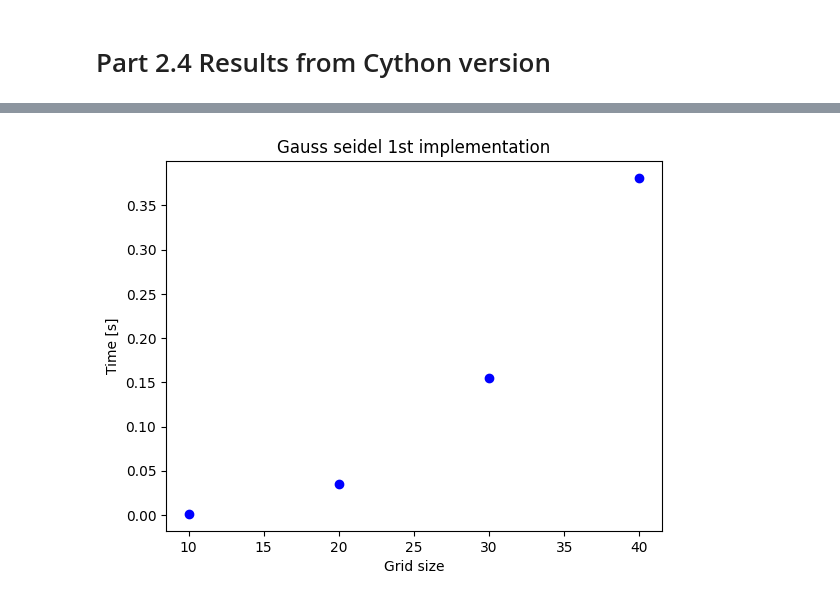
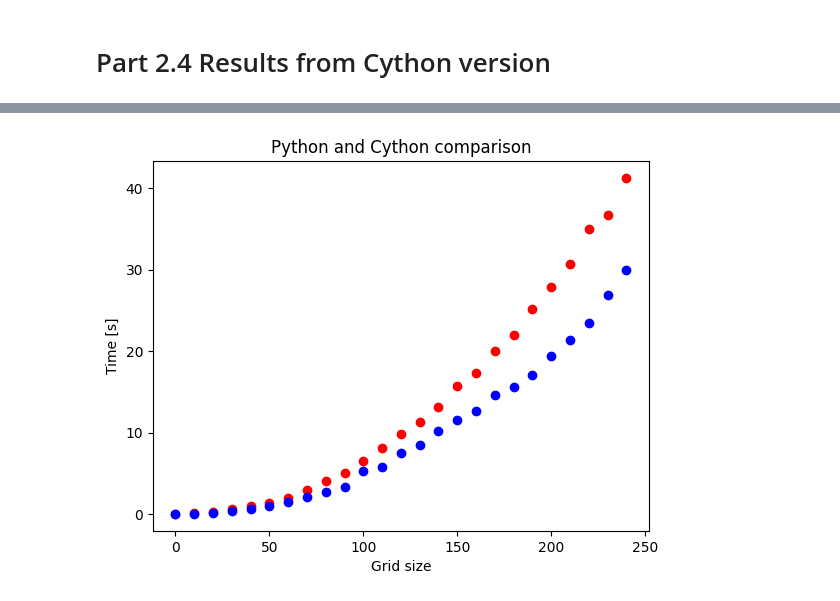
Before and after one commit to 15ajones/Using-Compilation-Techniques-and-GPUs-for-Optimization, a Jupyter notebook: assignment3.ipynb, the cells around one changed output, grey strips where cells are left out. Cells and saved outputs as stored; diff of their text form; code cells hidden in the pictures.

Commit message:
Cython version

```diff
--- a/assignment3.ipynb
+++ b/assignment3.ipynb
@@ -35,7 +35,7 @@ def gauss_seidel(f):
 
     return newf
 # %%
-grid_sizes = [10 * i for i in range(30)]
+grid_sizes = [10 * i for i in range(25)]
 
 start = timer()
 
@@ -60,6 +60,12 @@ for s in grid_sizes:
 
     results.append(np.mean(times))
     print(results[-1])
+
+
+np.save("results_impl1.npy", results)
+
+results_python = np.load("results_impl1.npy")
+print(results_python)
 # %% [output]
 Grid size:  0
 Experiment:  0
@@ -138,16 +144,19 @@ Experiment:  1
 # %%
 import numpy as np
+results_python = np.load("results_impl1.npy")
 results_cython = np.load("gauss_seidel_cython/out.npy")
 
-# x, y = get_points_xy(grid_sizes, results)
-# plt.scatter(x, y, color="red", marker='o', label="python")
-grid_sizes = [10, 20, 30, 40]
+grid_sizes = [10 * i for i in range(25)]
+
+x, y = get_points_xy(grid_sizes, results)
+plt.scatter(x, y, color="red", marker='o', label="python")
+
 x_c, y_c = get_points_xy(grid_sizes, results_cython)
 plt.scatter(x_c, y_c, color="blue", marker='o', label="cython")
 
-plt.title("Gauss seidel 1st implementation")
+plt.title("Python and Cython comparison")
 plt.xlabel('Grid size')
 plt.ylabel('Time [s]')
 plt.show()
 # %% [output]
-[figure, old version]
+[figure, new version]
```
Also changed, not shown: parts of 3 cells of this notebook, 11 other files.
